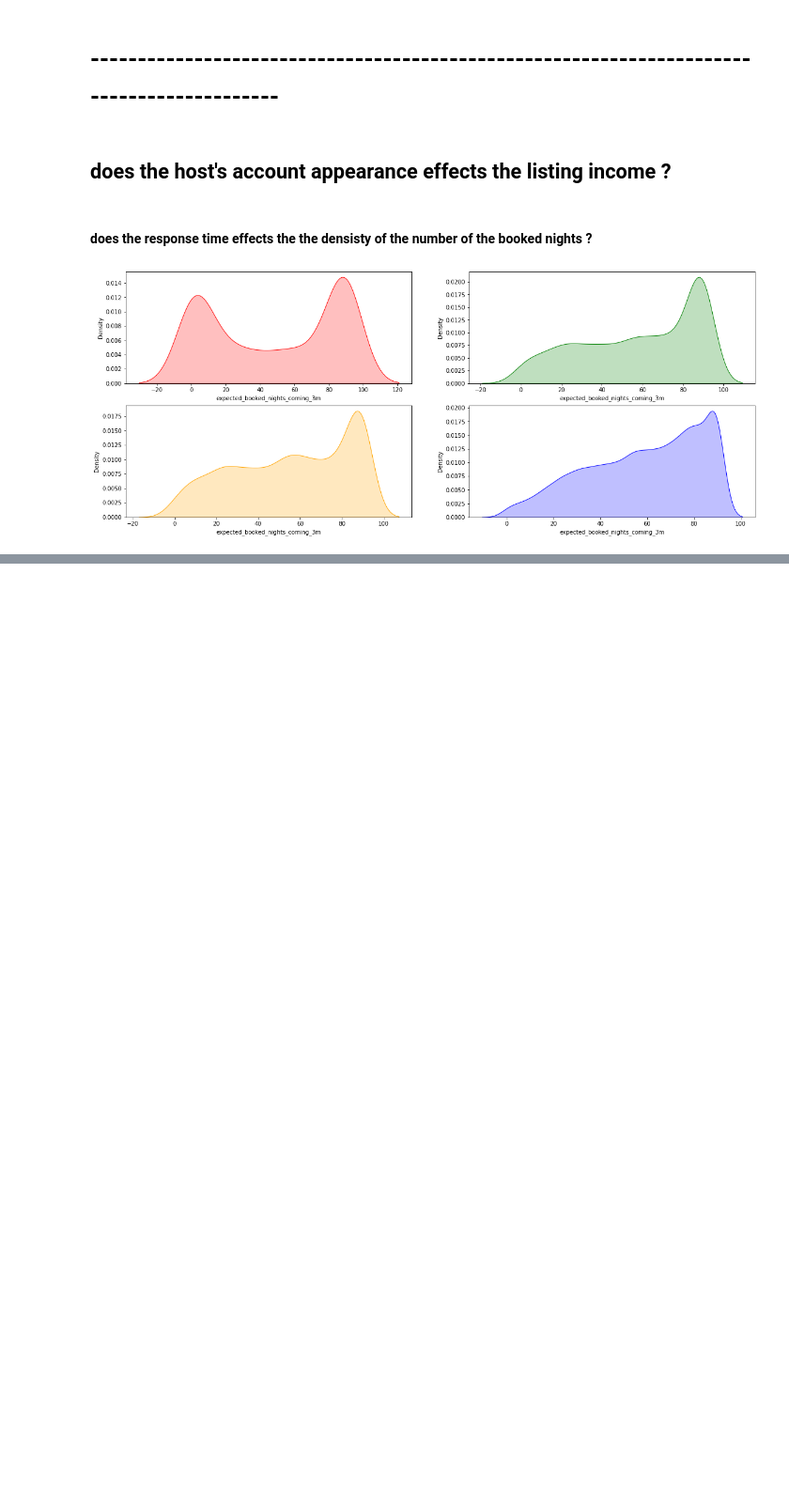
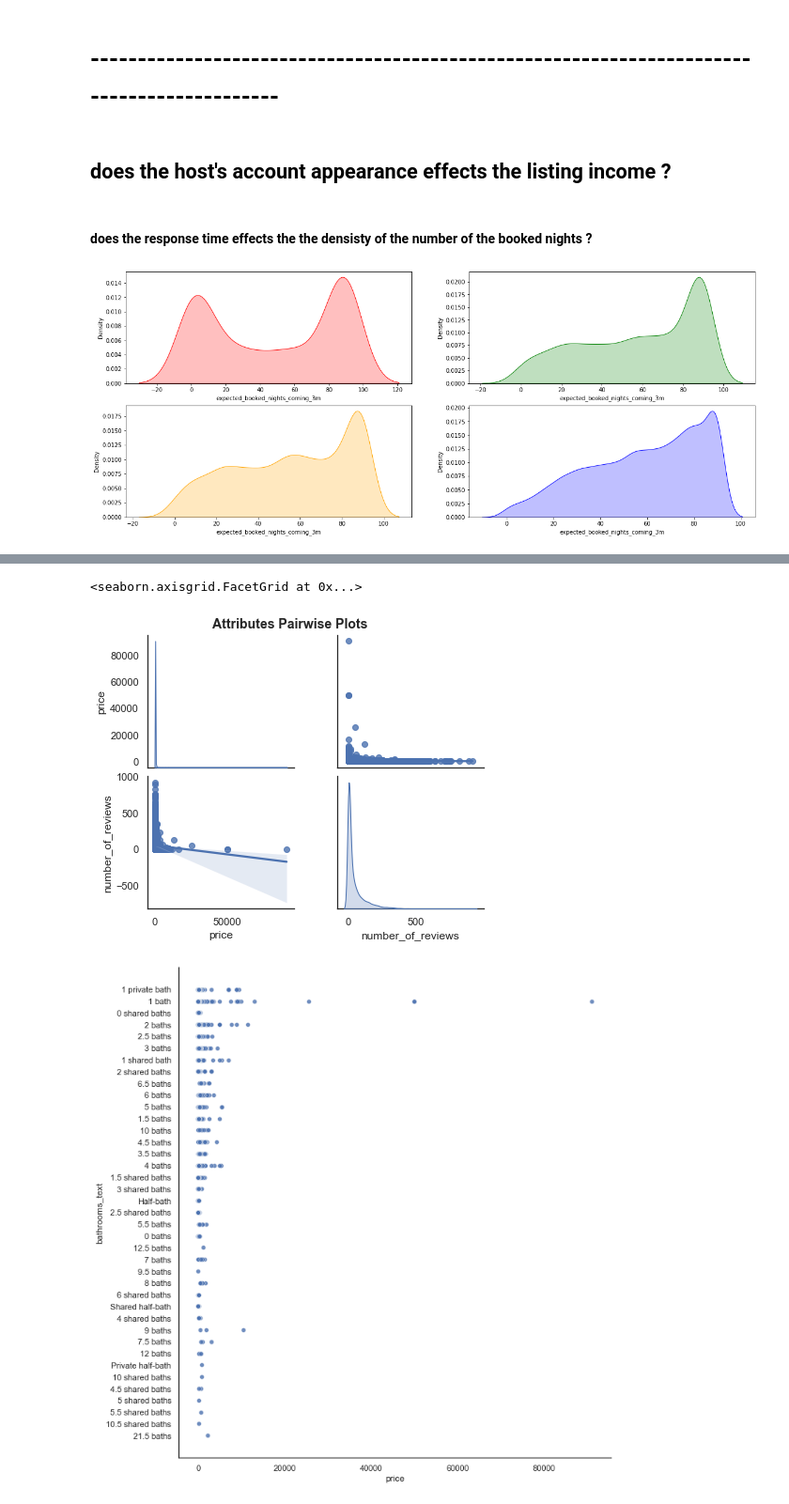
Before and after one commit to mhaln3mi/Airbnb-Rome-EDA, a Jupyter notebook: airbnb.ipynb, the cells around one changed output, grey strips where cells are left out. Shown at 94% size. Saved outputs shown, nothing was run; the diff lists cells and outputs as text; code cells hidden in the pictures; blank space fills up the shorter version.

```diff
--- a/airbnb.ipynb
+++ b/airbnb.ipynb
@@ -553,0 +583,21 @@ ax = sns.kdeplot(romeListings[romeListings["host_response_time"]=="within an hou
+# %%
+
+eds = df2[[ 'price', 'number_of_reviews', ]]
+
+g = sns.pairplot(eds,
+                 aspect=1.2,
+                 diag_kws=dict(shade=True),
+                 diag_kind="kde", kind="reg")
+fig = g.fig
+fig.subplots_adjust(top=0.93, wspace=0.3)
+fig.suptitle('Attributes Pairwise Plots',
+              fontsize=14, fontweight='bold');
+
+sns.set(style="white")
+sns.relplot(x="price", y="bathrooms_text",
+            sizes=(40, 400), alpha=.8, palette="coolwarm",
+            height=10, data=df2)
+# %% [output]
+<seaborn.axisgrid.FacetGrid at 0x...>
+[figure, added]
+[figure, added]
```
Also changed, not shown: parts of 18 cells of this notebook.
